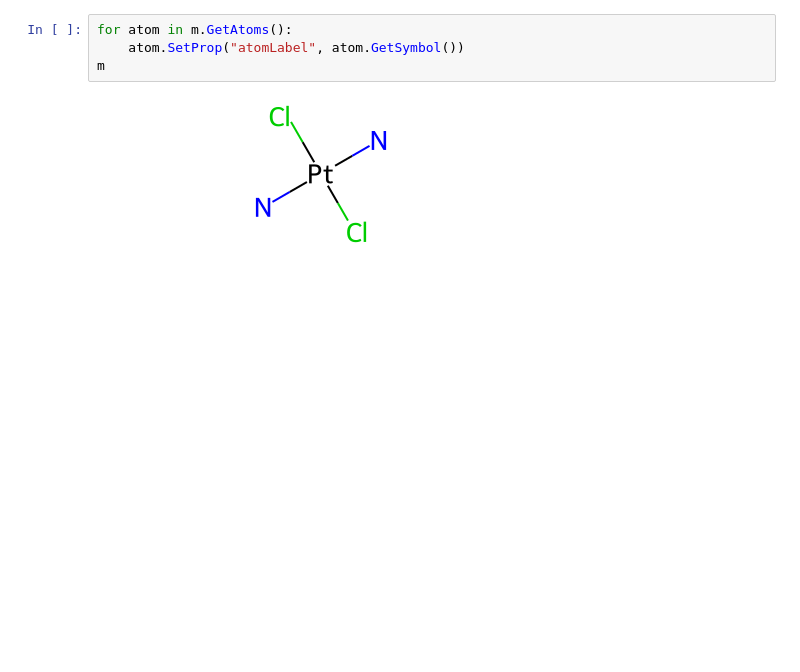
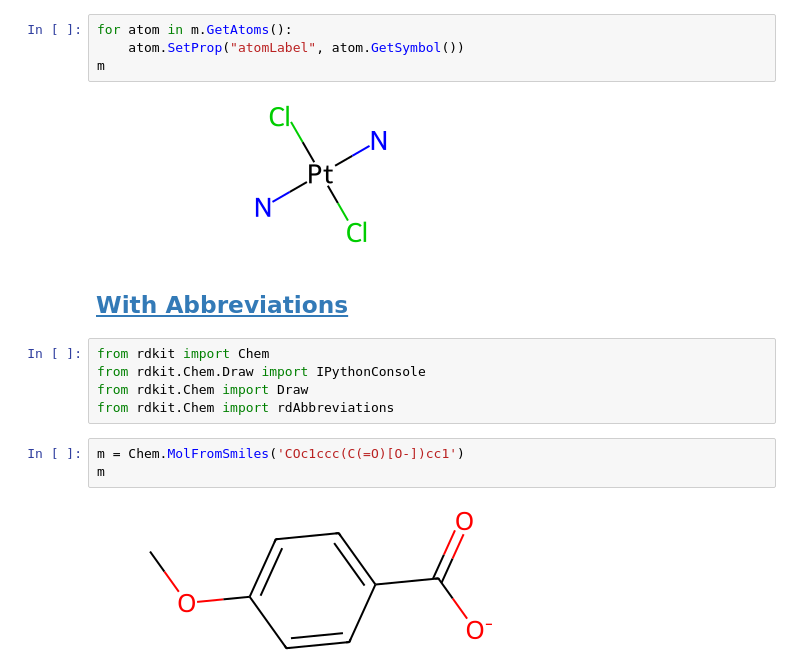
Before and after one commit to bertiewooster/RDKit-playing, a Jupyter notebook: cookbook_examples.ipynb, the cells around one changed output. Cells and saved outputs as stored; diff of their text form; blank space fills up the shorter version.

Commit message:
Cookbook: With Abbreviations

```diff
--- a/cookbook_examples.ipynb
+++ b/cookbook_examples.ipynb
@@ -173,3 +173,15 @@ for atom in m.GetAtoms():
 m
 # %% [output]
 [figure]
+# %% [markdown]
+## [With Abbreviations](http://rdkit.org/docs/Cookbook.html#with-abbreviations)
+# %%
+from rdkit import Chem
+from rdkit.Chem.Draw import IPythonConsole
+from rdkit.Chem import Draw
+from rdkit.Chem import rdAbbreviations
+# %%
+m = Chem.MolFromSmiles('COc1ccc(C(=O)[O-])cc1')
+m
+# %% [output]
+[figure, added]
```
Also changed, not shown: parts of 4 cells of this notebook.
